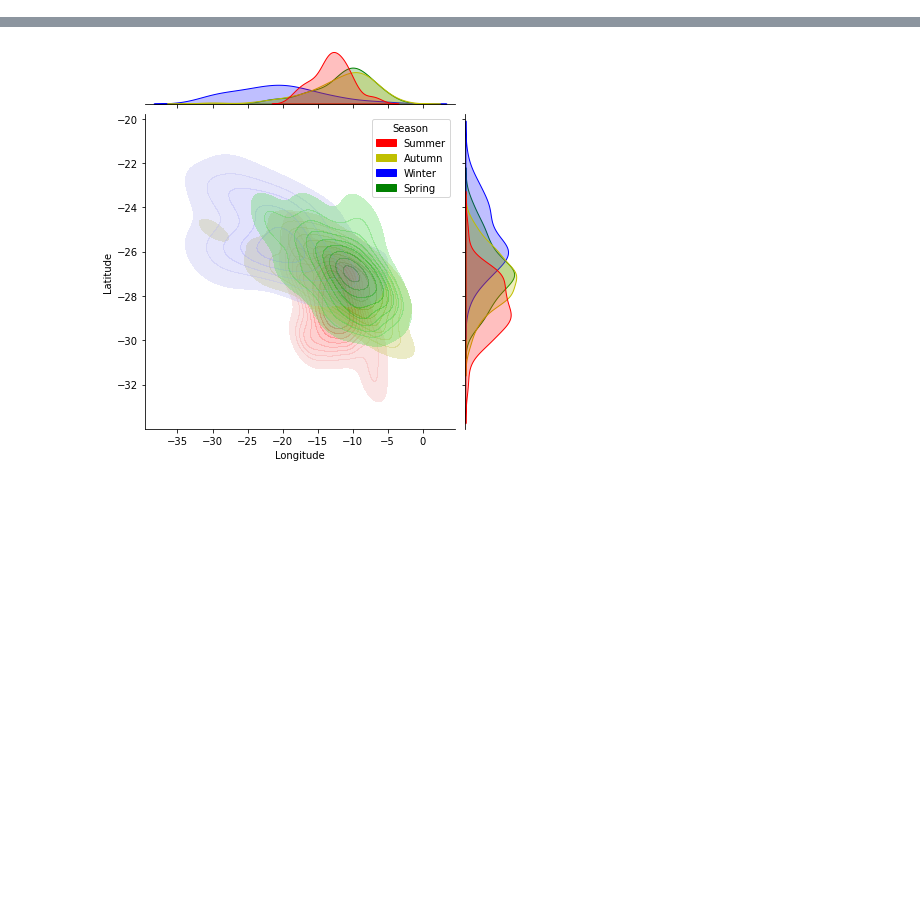
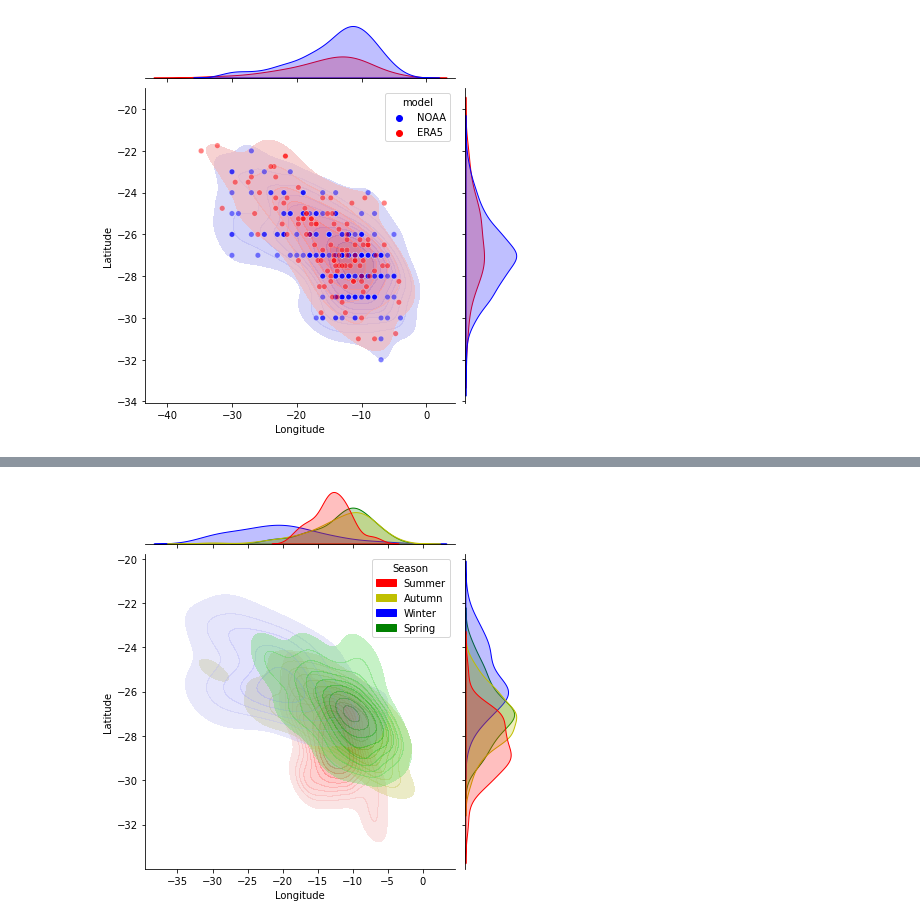
Before and after one commit to peterm790/MASTERS, a Jupyter notebook: HIGH/SASH_1D.ipynb, the cells around one changed output, grey strips where cells are left out. Saved outputs shown, nothing was run; the diff lists cells and outputs as text; code cells hidden in the pictures; blank space fills up the shorter version.

Commit message:
Changes to be committed: 	modified:   ERA5_Day_Zero_contour.ipynb 	modified:   SASH_1D.ipynb 	modified:   SASH_2D.ipynb 	new file:   SASH_2D_plots.ipynb 	modified:   Scores_Heatmap.ipynb

```diff
--- a/HIGH/SASH_1D.ipynb
+++ b/HIGH/SASH_1D.ipynb
@@ -162,20 +210,24 @@ FileNotFoundError: [Errno 2] No such file or directory: '../HIGH_OUT/tracker_1D.
 # %%
-for index in out:
+#for index in out:
+for index in ['ERA5']:
     if index == 'NOAA':
-        skip
+        pass
     else:
         df  = out['NOAA']
         df['model'] = 'NOAA'
         df2 = out[index]
         df2['model'] = str(index)
         df = df.append(df2)
         g = sns.jointplot(data= df,x='east',y = 'south', hue="model",kind="kde",fill=True,  palette=["blue","red"],joint_kws={'alpha': 0.6} )
         g.plot_joint(sns.scatterplot, s=30, alpha=.5)
         g.ax_joint.set_xlabel('Longitude')
         g.ax_joint.set_ylabel('Latitude')
         plt.savefig('../HIGH_OUT/jointplots/jointplot_'+str(index)+'.png',dpi=100)
         plt.savefig('../HIGH_OUT/jointplots/jointplot_'+str(index)+'.pdf')
-        plt.close()
+        #plt.close()
+        plt.show()
+# %% [output]
+[figure, added]
 # %%
 NOAA = out['NOAA']
 seasons =[]
```
Also changed, not shown: parts of 13 cells of this notebook, 2 other files.
